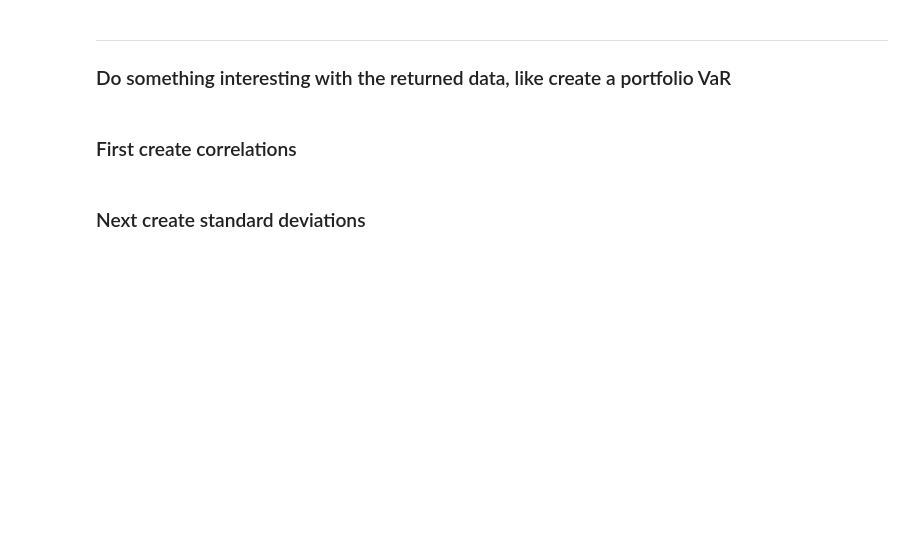
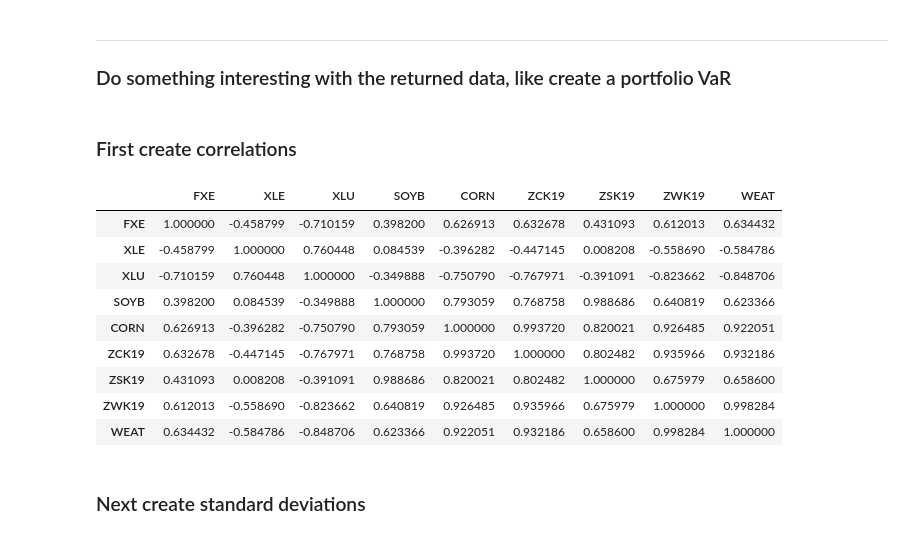
Before and after one commit to bgithub1/barchartapi, a Jupyter notebook: barchartapi/get_portfolio_var.ipynb, the cells around one changed output. Drawn from its saved outputs; the diff is of its cells as text; code cells hidden in the pictures; blank space fills up the shorter version.

```diff
--- a/barchartapi/get_portfolio_var.ipynb
+++ b/barchartapi/get_portfolio_var.ipynb
@@ -162,18 +186,30 @@ ___
 # %%
 days_of_std = 60
 # %%
+
 df_hist = None
 for short_name in short_names:
     sn_path = f'{STOCKS_DIR}/{short_name}.csv'
     df_temp = pd.read_csv(sn_path).iloc[-1*days_of_std:]
-    df_temp = df_temp[['timestamp','close']]
+    df_temp = df_temp[['tradingDay','close']]
     df_temp = df_temp.rename(columns={'close':f'{short_name}'})
     if df_hist is None:
         df_hist = df_temp.copy()
     else:
-        df_hist = df_hist.merge(df_temp,how='inner',on='timestamp')
+        df_hist = df_hist.merge(df_temp,how='inner',on='tradingDay')
 df_corr = df_hist[df_portfolio.under].corr()
 df_corr
+# %% [output]
+|  | FXE | XLE | XLU | SOYB | CORN | ZCK19 | ZSK19 | ZWK19 | WEAT |
+| FXE | 1.000000 | -0.458799 | -0.710159 | 0.398200 | 0.626913 | 0.632678 | 0.431093 | 0.612013 | 0.634432 |
+| XLE | -0.458799 | 1.000000 | 0.760448 | 0.084539 | -0.396282 | -0.447145 | 0.008208 | -0.558690 | -0.584786 |
+| XLU | -0.710159 | 0.760448 | 1.000000 | -0.349888 | -0.750790 | -0.767971 | -0.391091 | -0.823662 | -0.848706 |
+| SOYB | 0.398200 | 0.084539 | -0.349888 | 1.000000 | 0.793059 | 0.768758 | 0.988686 | 0.640819 | 0.623366 |
+| CORN | 0.626913 | -0.396282 | -0.750790 | 0.793059 | 1.000000 | 0.993720 | 0.820021 | 0.926485 | 0.922051 |
+| ZCK19 | 0.632678 | -0.447145 | -0.767971 | 0.768758 | 0.993720 | 1.000000 | 0.802482 | 0.935966 | 0.932186 |
+| ZSK19 | 0.431093 | 0.008208 | -0.391091 | 0.988686 | 0.820021 | 0.802482 | 1.000000 | 0.675979 | 0.658600 |
+| ZWK19 | 0.612013 | -0.558690 | -0.823662 | 0.640819 | 0.926485 | 0.935966 | 0.675979 | 1.000000 | 0.998284 |
+| WEAT | 0.634432 | -0.584786 | -0.848706 | 0.623366 | 0.922051 | 0.932186 | 0.658600 | 0.998284 | 1.000000 |
 # %% [markdown]
 ### Next create standard deviations
 # %%
```
Also changed, not shown: parts of 15 cells of this notebook, 1 other file.
